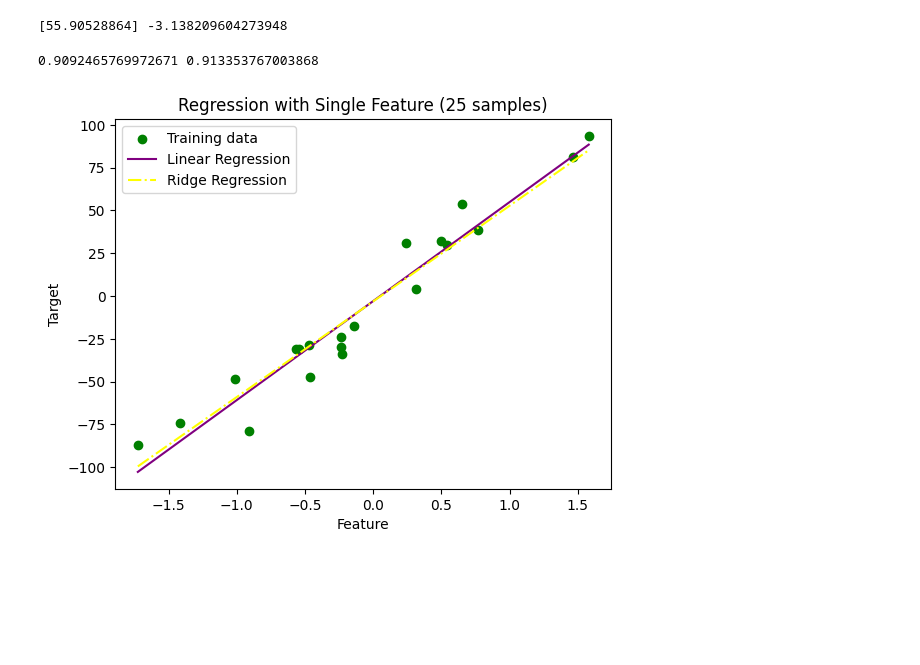
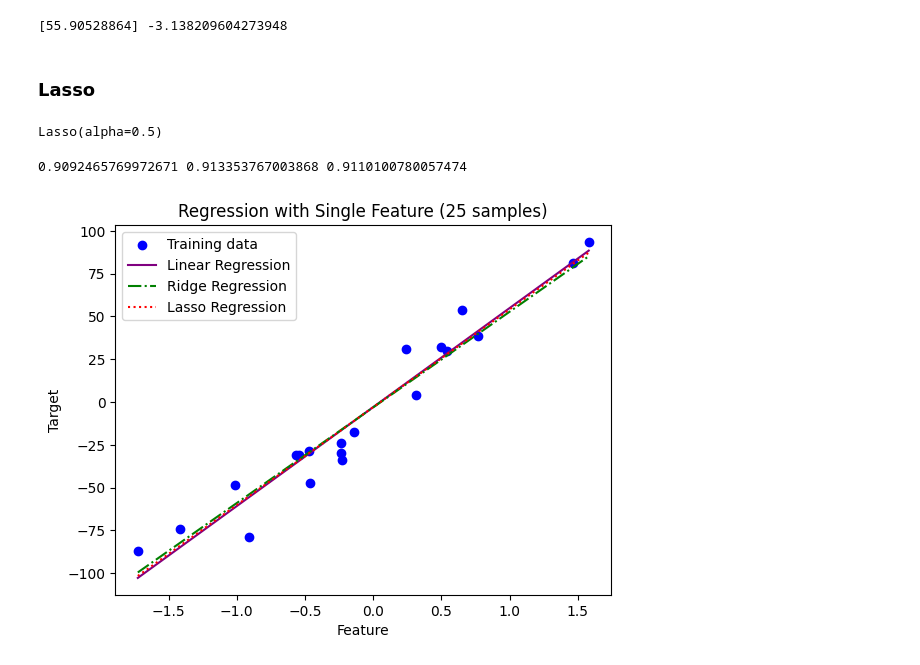
Before and after one commit to dedsec995/DS_TRAINING_2025, a Jupyter notebook: dayz/day5/Day5(regression).ipynb, the cells around one changed output. Drawn from its saved outputs; the diff is of its cells as text; code cells hidden in the pictures; blank space fills up the shorter version.

```diff
--- a/dayz/day5/Day5(regression).ipynb
+++ b/dayz/day5/Day5(regression).ipynb
@@ -32,9 +32,8 @@ print(lin_reg_model.coef_,lin_reg_model.intercept_)
 # %% [markdown]
 ### Rigid Regression
 # %%
-from sklearn import linear_model
-ridge_reg = linear_model.Ridge(alpha=.5)
-ridge_reg.fit(X_train,y_train)
+ridge_reg_model = linear_model.Ridge(alpha=.5)
+ridge_reg_model.fit(X_train,y_train)
 # %% [output]
 Ridge(alpha=0.5)
 # %%
@@ -42,10 +41,18 @@ print(ridge_reg.coef_,ridge_reg.intercept_)
 # %% [output]
 [55.90528864] -3.138209604273948
+# %% [markdown]
+### Lasso
+# %%
+lasso_reg_model = linear_model.Lasso(alpha=0.5)
+lasso_reg_model.fit(X_train,y_train)
+# %% [output]
+Lasso(alpha=0.5)
 # %%
 lin_score = lin_reg_model.score(X_test, y_test)
-ridge_score = ridge_reg.score(X_test, y_test)
-print(lin_score,ridge_score)
+ridge_score = ridge_reg_model.score(X_test, y_test)
+lasso_score = lasso_reg_model.score(X_test,y_test)
+print(lin_score,ridge_score,lasso_score)
 # %% [output]
-0.9092465769972671 0.913353767003868
+0.9092465769972671 0.913353767003868 0.9110100780057474
 # %%
 y_pred_lin = lin_reg_model.predict(X_test)
@@ -53,17 +61,20 @@ y_pred_ridge = ridge_reg.predict(X_test)
 # %%
-plt.scatter(X_train, y_train, color='GREEN', label='Training data')
+plt.scatter(X_train, y_train, color='blue', label='Training data')
+x_vals = np.linspace(X_train.min(), X_train.max(), 100)
 
-x_vals = np.linspace(X_train.min(), X_train.max(), 100)
 y_pred_lin = lin_reg_model.intercept_ + lin_reg_model.coef_[0] * x_vals
 plt.plot(x_vals, y_pred_lin, color='purple', label='Linear Regression')
 
-y_pred_ridge = ridge_reg.intercept_ + ridge_reg.coef_[0] * x_vals
-plt.plot(x_vals, y_pred_ridge, color='yellow', linestyle='-.', label='Ridge Regression')
+y_pred_ridge = ridge_reg_model.intercept_ + ridge_reg_model.coef_[0] * x_vals
+plt.plot(x_vals, y_pred_ridge, color='green', linestyle='-.', label='Ridge Regression')
+
+y_pred_lasso = lasso_reg_model.intercept_ + lasso_reg_model.coef_[0] * x_vals
+plt.plot(x_vals, y_pred_lasso, color='red', linestyle=':', label='Lasso Regression')
 
 plt.xlabel('Feature')
 plt.ylabel('Target')
 plt.title('Regression with Single Feature (25 samples)')
 plt.legend()
 plt.show()
 # %% [output]
-[figure, old version]
+[figure, new version]
```
Also changed, not shown: parts of 3 cells of this notebook, 4 other files.
